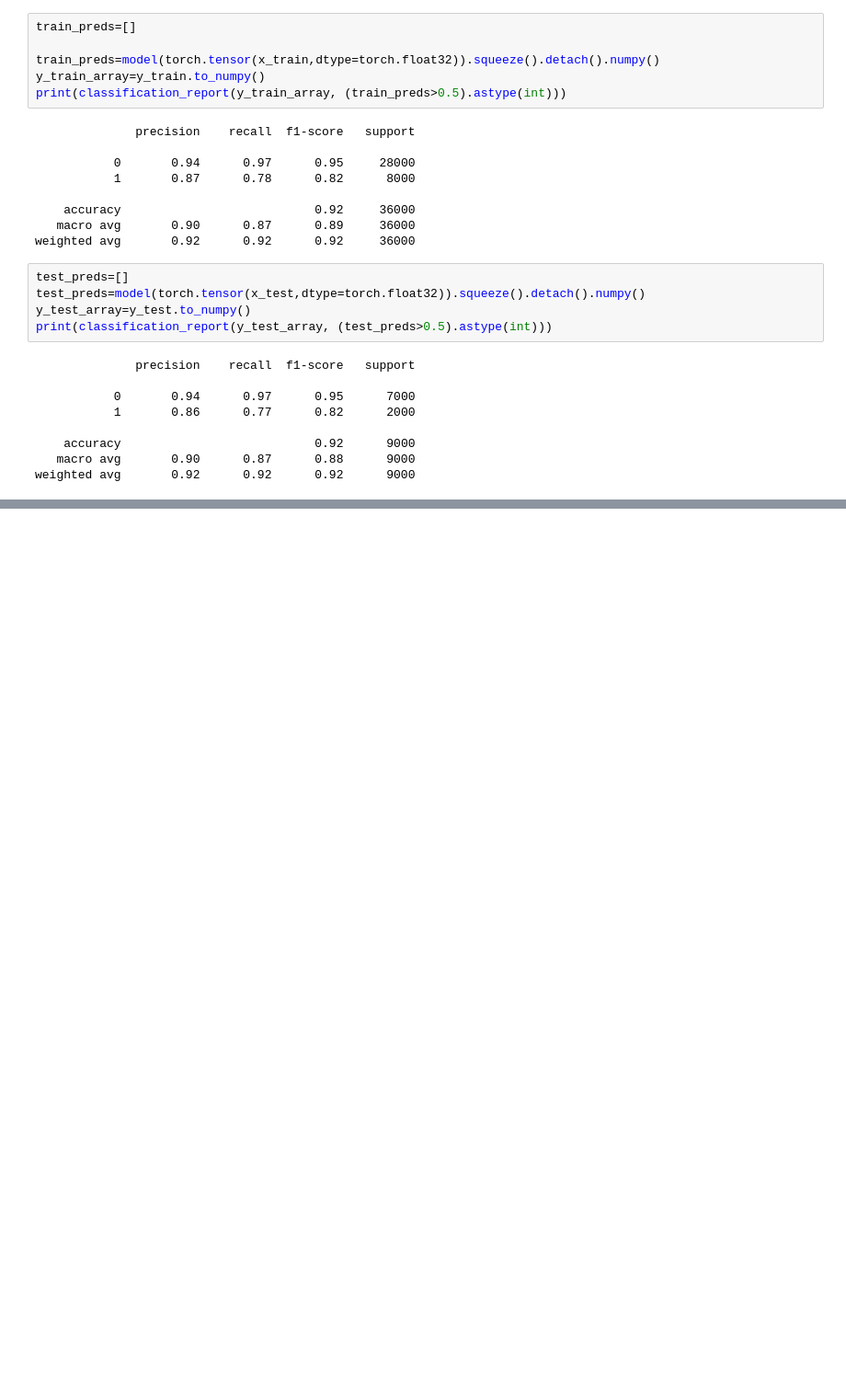
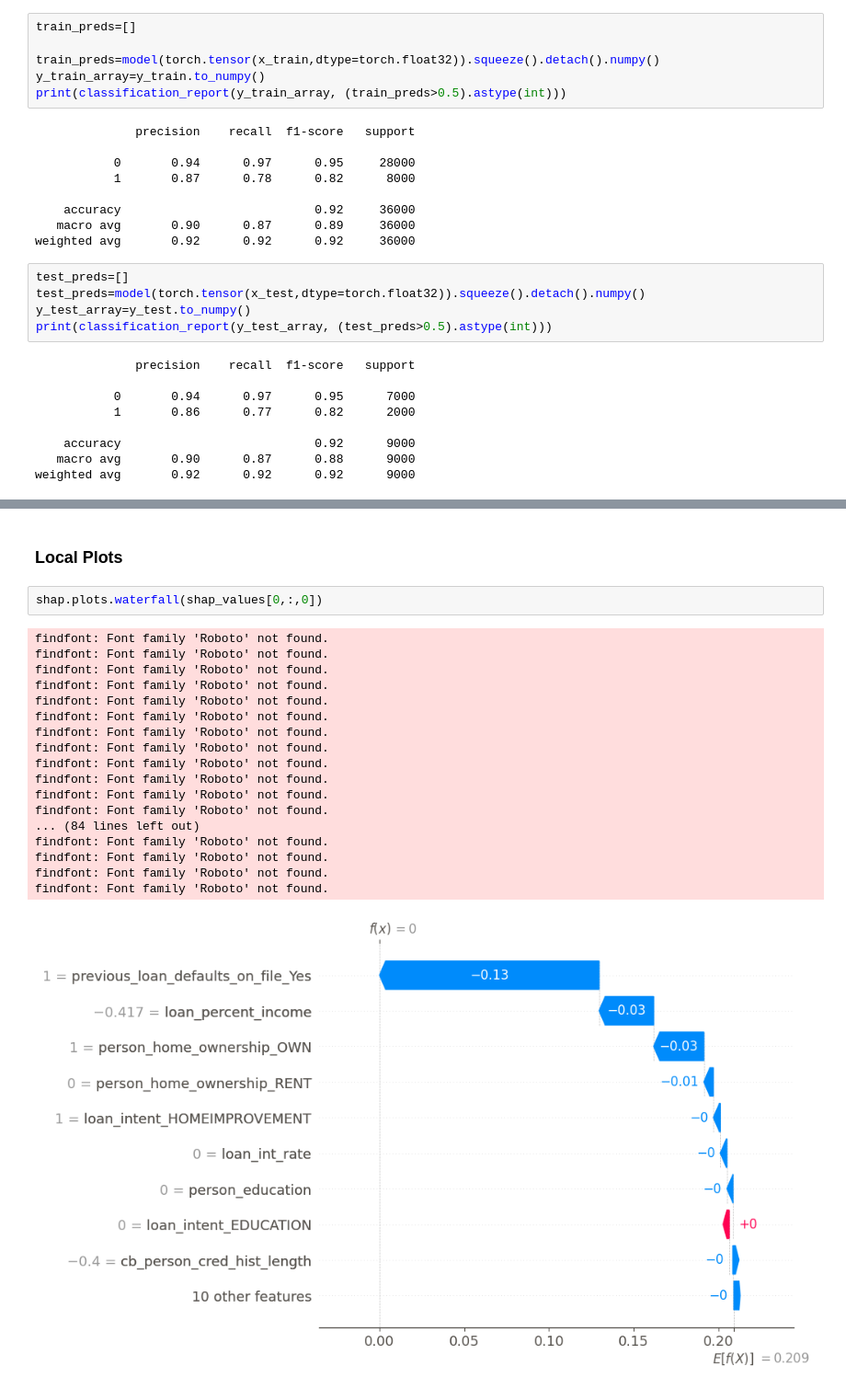
Before and after one commit to shubhamagr24/SHAP-EXP, a Jupyter notebook: ANN/exp.ipynb, the cells around one changed output, grey strips where cells are left out. Shown: that part at 92% size. Drawn from its saved outputs; the diff is of its cells as text; blank space fills up the shorter version.

```diff
--- a/ANN/exp.ipynb
+++ b/ANN/exp.ipynb
@@ -509,0 +613,23 @@ weighted avg       0.92      0.92      0.92      9000
+# %% [markdown]
+### Local Plots
+# %%
+shap.plots.waterfall(shap_values[0,:,0])
+# %% [output]
+findfont: Font family 'Roboto' not found.
+findfont: Font family 'Roboto' not found.
+findfont: Font family 'Roboto' not found.
+findfont: Font family 'Roboto' not found.
+findfont: Font family 'Roboto' not found.
+findfont: Font family 'Roboto' not found.
+findfont: Font family 'Roboto' not found.
+findfont: Font family 'Roboto' not found.
+findfont: Font family 'Roboto' not found.
+findfont: Font family 'Roboto' not found.
+findfont: Font family 'Roboto' not found.
+findfont: Font family 'Roboto' not found.
+... (84 lines left out)
+findfont: Font family 'Roboto' not found.
+findfont: Font family 'Roboto' not found.
+findfont: Font family 'Roboto' not found.
+findfont: Font family 'Roboto' not found.
+[figure, added]
```
Also changed, not shown: parts of 18 cells of this notebook, 1 other file.
